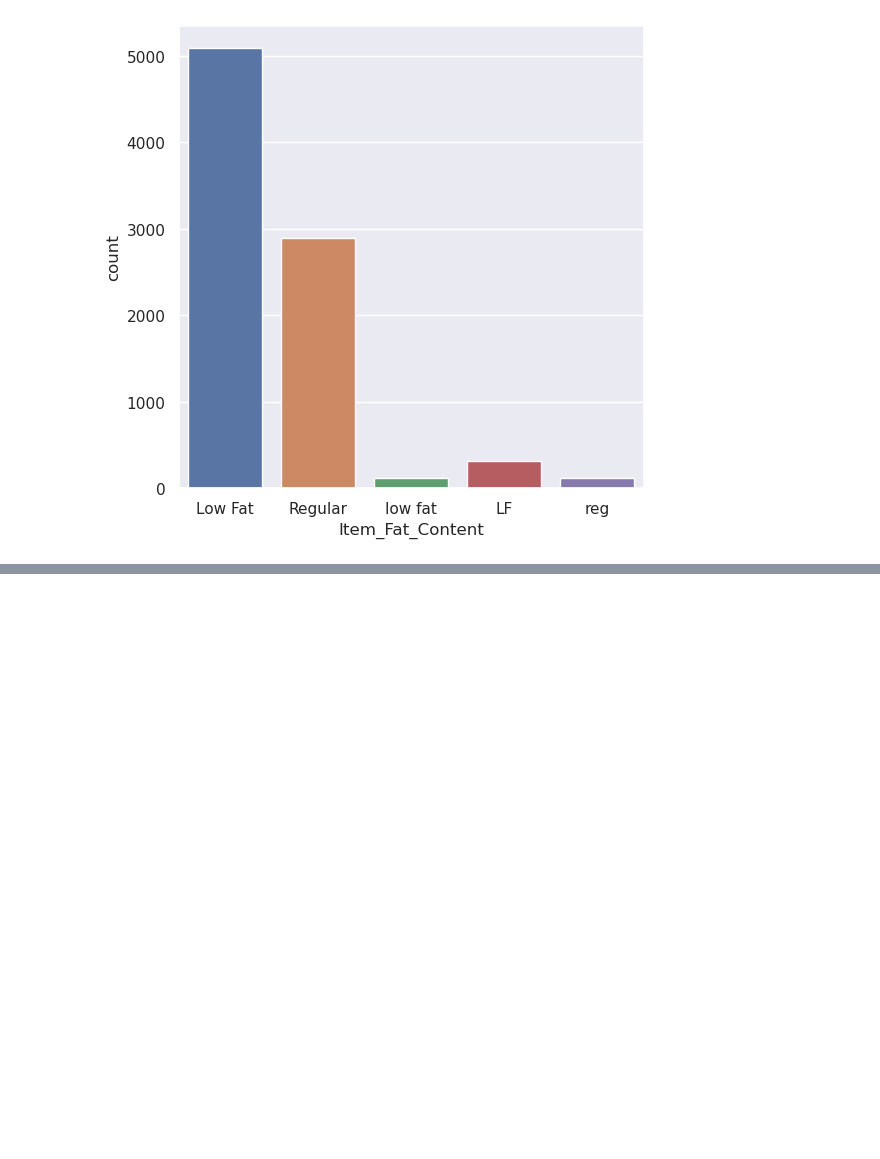
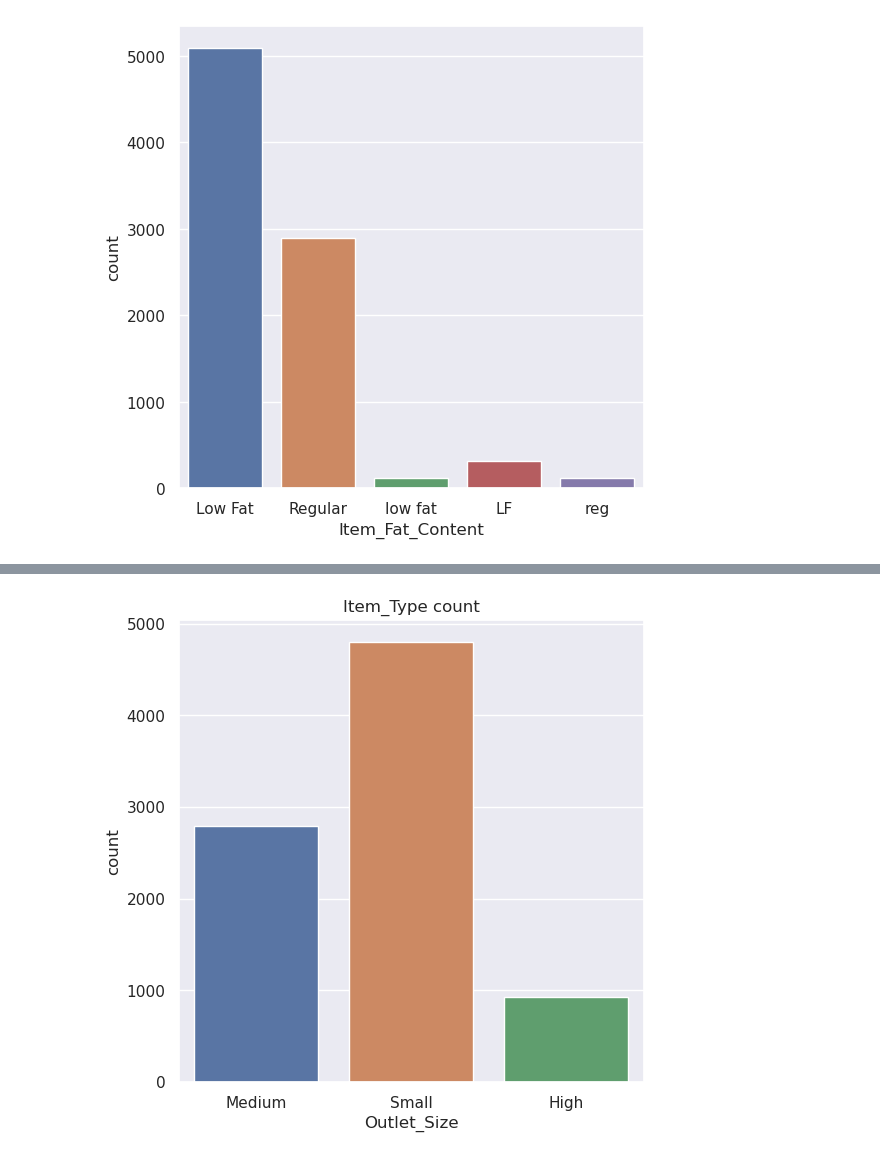
Before and after one commit to Nargesmohammadi/Machine-Learining-Projects, a Jupyter notebook: Big Market Sals Prediction/Big Market Sales Prediction.ipynb, the cells around one changed output, grey strips where cells are left out. Cells and saved outputs as stored; diff of their text form; code cells hidden in the pictures; blank space fills up the shorter version.

```diff
--- a/Big Market Sals Prediction/Big Market Sales Prediction.ipynb
+++ b/Big Market Sals Prediction/Big Market Sales Prediction.ipynb
@@ -213,0 +214,7 @@ plt.show()
+# %%
+plt.figure(figsize=(6,6))
+sns.countplot(x='Outlet_Size', data=big_market_data)
+plt.title('Item_Type count')
+plt.show()
+# %% [output]
+[figure, added]
```
Also changed, not shown: parts of 11 cells of this notebook.
